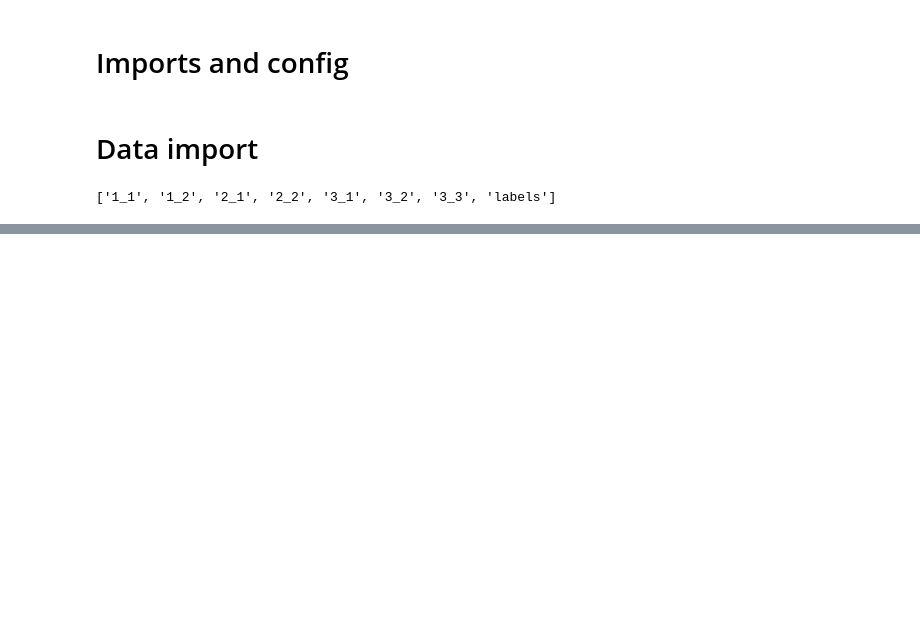
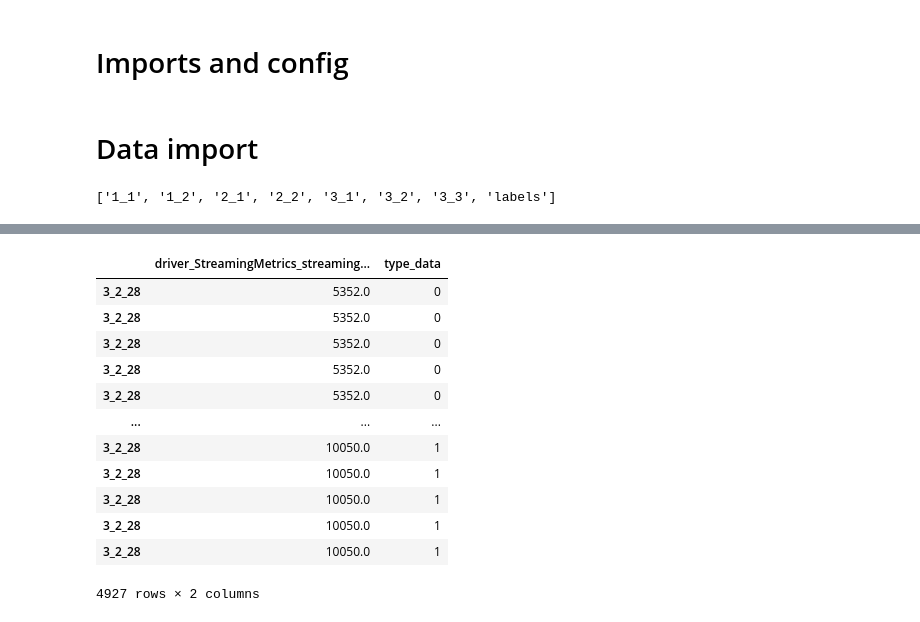
Before and after one commit to louise-davy/exstream-implementation, a Jupyter notebook: algorithm_as_a_notebook.ipynb, the cells around one changed output, grey strips where cells are left out. Cells and saved outputs as stored; diff of their text form; code cells hidden in the pictures; blank space fills up the shorter version.

```diff
--- a/algorithm_as_a_notebook.ipynb
+++ b/algorithm_as_a_notebook.ipynb
@@ -107,0 +273,16 @@ list(sorted_values["type_data"])
+# %%
+shuffled_values
+# %% [output]
+|  | driver_StreamingMetrics_streaming... | type_data |
+| 3_2_28 | 5352.0 | 0 |
+| 3_2_28 | 5352.0 | 0 |
+| 3_2_28 | 5352.0 | 0 |
+| 3_2_28 | 5352.0 | 0 |
+| 3_2_28 | 5352.0 | 0 |
+| ... | ... | ... |
+| 3_2_28 | 10050.0 | 1 |
+| 3_2_28 | 10050.0 | 1 |
+| 3_2_28 | 10050.0 | 1 |
+| 3_2_28 | 10050.0 | 1 |
+| 3_2_28 | 10050.0 | 1 |
+4927 rows × 2 columns
```
Also changed, not shown: parts of 18 cells of this notebook.
